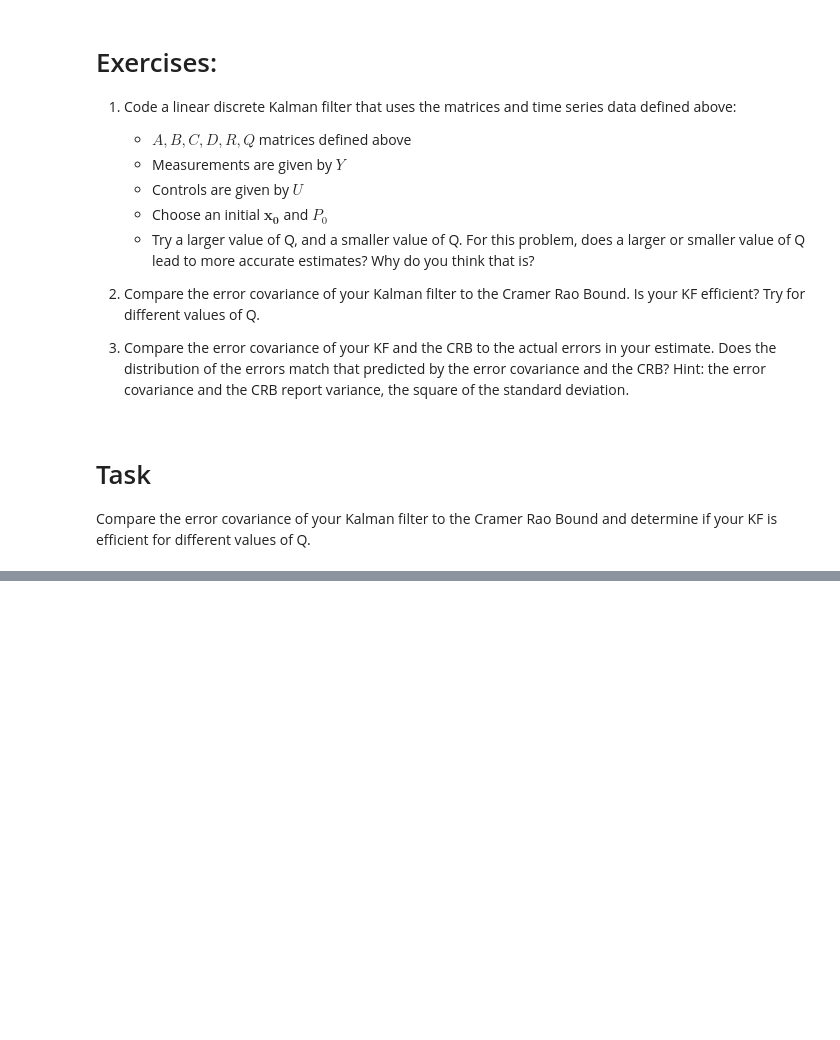
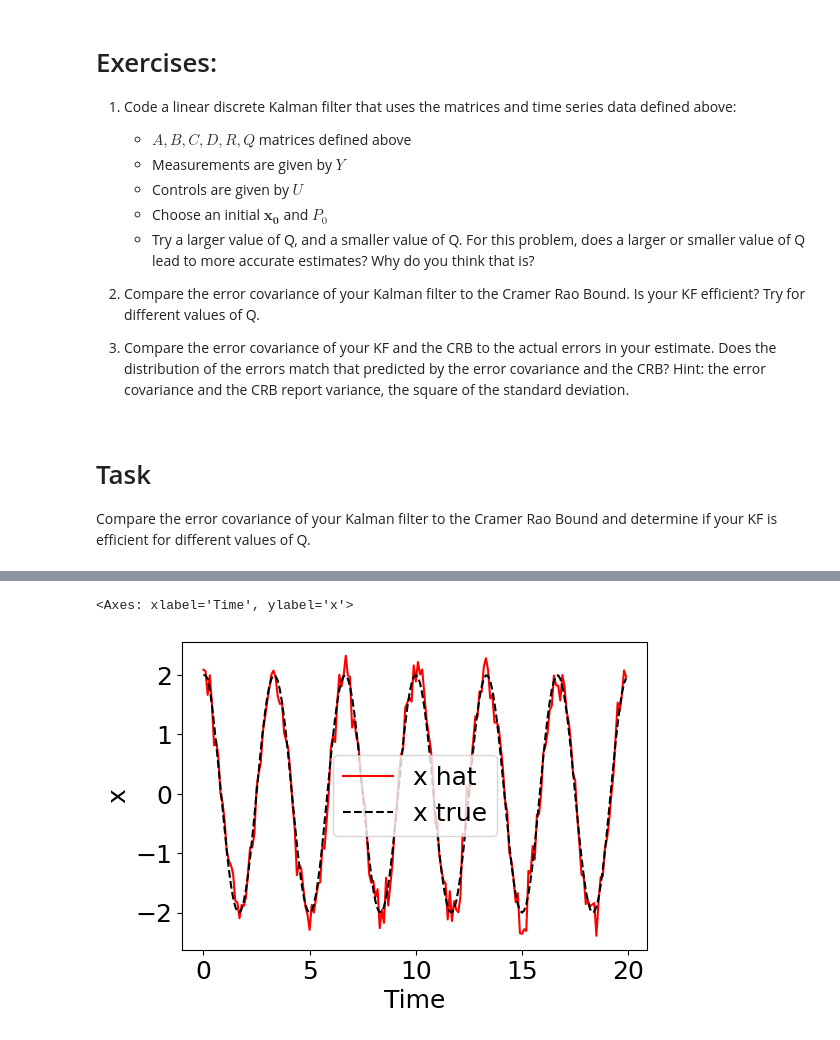
Before and after one commit to quangvumathneuro/Nonlinear_and_Data_Driven_Estimation, a Jupyter notebook: Lesson_5_Discrete_Linear_Kalman_Filter/B_discrete_linear_kalman_filter_QV.ipynb, the cells around one changed output, grey strips where cells are left out. Drawn from its saved outputs; the diff is of its cells as text; code cells hidden in the pictures; blank space fills up the shorter version.

```diff
--- a/Lesson_5_Discrete_Linear_Kalman_Filter/B_discrete_linear_kalman_filter_QV.ipynb
+++ b/Lesson_5_Discrete_Linear_Kalman_Filter/B_discrete_linear_kalman_filter_QV.ipynb
@@ -287,9 +287,12 @@ def linear_discrete_kalman_filter(x0, P0, Y, U, A, B, C, D, R, Q):
     x_hat_forward_plus_i, P_forward_plus_i = linear_discrete_kalman_forward_update(x_hat_forward_plus[:, [-1]], P_forward_plus[-1], Y[:, [i]],
                                                                                    U[:, [i]],
                                                                                    A, B, C, D, R, Q)
-    x_hat_forward_plus = nphstack([x_hat_forward_plus, x_hat_forward_plus_i])
+    x_hat_forward_plus = np.hstack([x_hat_forward_plus, x_hat_forward_plus_i])
     P_forward_plus.append(P_forward_plus_i)
 
 
 
   return x_hat_forward_plus[:,1:], P_forward_plus[1:] # we want to exclude the first one becasue it does not have the filter or predcitive step so it means it is a bad mesurement.
+# %%
+x0 = np.atleast_2d([1]*A.shape[0]).T
+x0
@@ -295,0 +307,9 @@ def linear_discrete_kalman_filter(x0, P0, Y, U, A, B, C, D, R, Q):
+# %%
+P0 = np.eye(A.shape[0])*100
+# %%
+x_hat_forward_plus, P_forward_plus = linear_discrete_kalman_filter(x0, P0, Y, U, A, B, C, D, R, Q)
+# %%
+plot_tme(df_states.t, df_states['x'], None, x_hat_forward_plus[2,:], label_var='x')
+# %% [output]
+<Axes: xlabel='Time', ylabel='x'>
+[figure, added]
```
Also changed, not shown: parts of 1 cell of this notebook.
